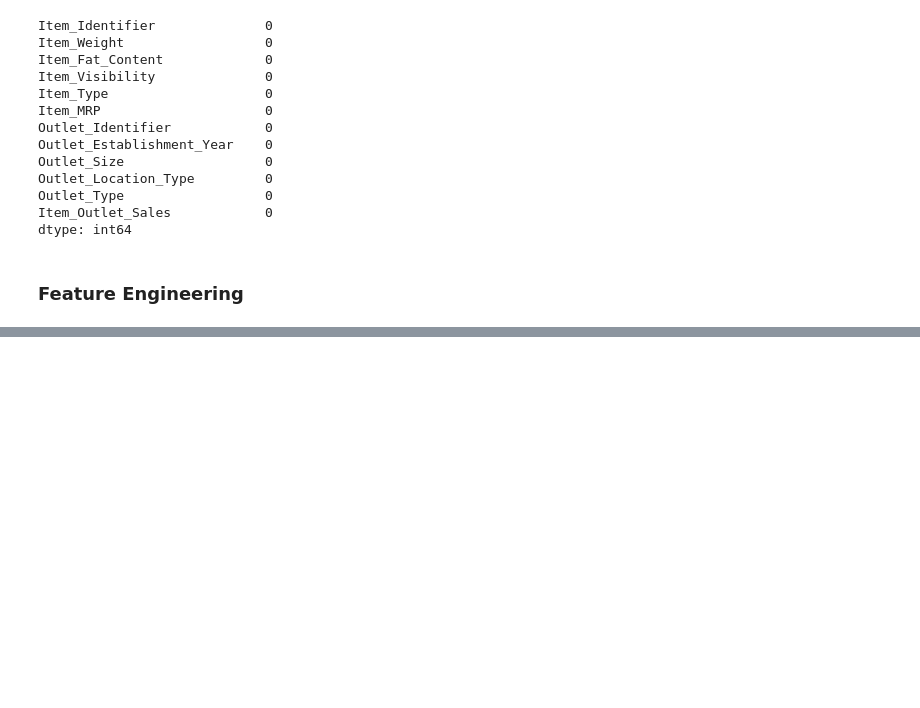
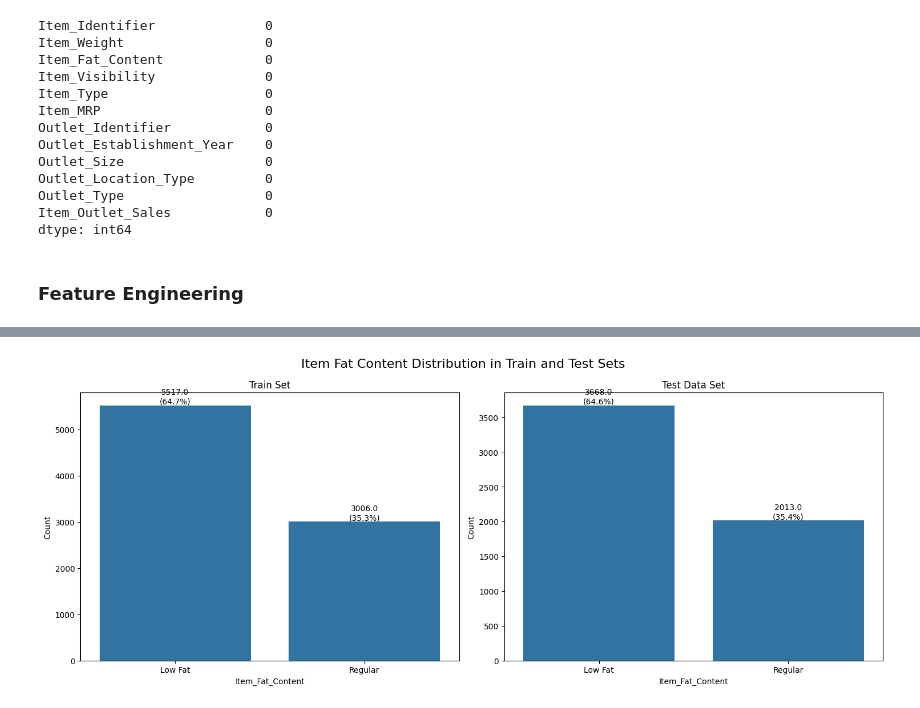
Before and after one commit to Tracy-teb/bigmart_sales_prediction_project, a Jupyter notebook: ml_salespred.ipynb, the cells around one changed output, grey strips where cells are left out. Saved outputs shown, nothing was run; the diff lists cells and outputs as text; code cells hidden in the pictures; blank space fills up the shorter version.

```diff
--- a/ml_salespred.ipynb
+++ b/ml_salespred.ipynb
@@ -458,0 +607,29 @@ dtype: int64
+# %%
+# Create a figure with two subplots
+fig, (ax1, ax2) = plt.subplots(nrows=1, ncols=2, figsize=(15, 6))
+fig.suptitle('Item Fat Content Distribution in Train and Test Sets', fontsize=16)
+
+# Train set visualization
+sns.countplot(x='Item_Fat_Content', data=train, ax=ax1)
+ax1.set_title('Train Set')
+ax1.set_ylabel('Count')
+for p in ax1.patches:
+    height = p.get_height()
+    ax1.text(p.get_x() + p.get_width()/2., height + 0.1,
+             f'{height}\n({height/len(train):.1%})',
+             ha="center", va="bottom")
+
+# Test set visualization
+sns.countplot(x='Item_Fat_Content', data=test_data, ax=ax2)
+ax2.set_title('Test Data Set')
+ax2.set_ylabel('Count')
+for p in ax2.patches:
+    height = p.get_height()
+    ax2.text(p.get_x() + p.get_width()/2., height + 0.1,
+             f'{height}\n({height/len(test_data):.1%})',
+             ha="center", va="bottom")
+
+plt.tight_layout()
+plt.show()
+# %% [output]
+[figure, added]
```
Also changed, not shown: parts of 64 cells of this notebook.
